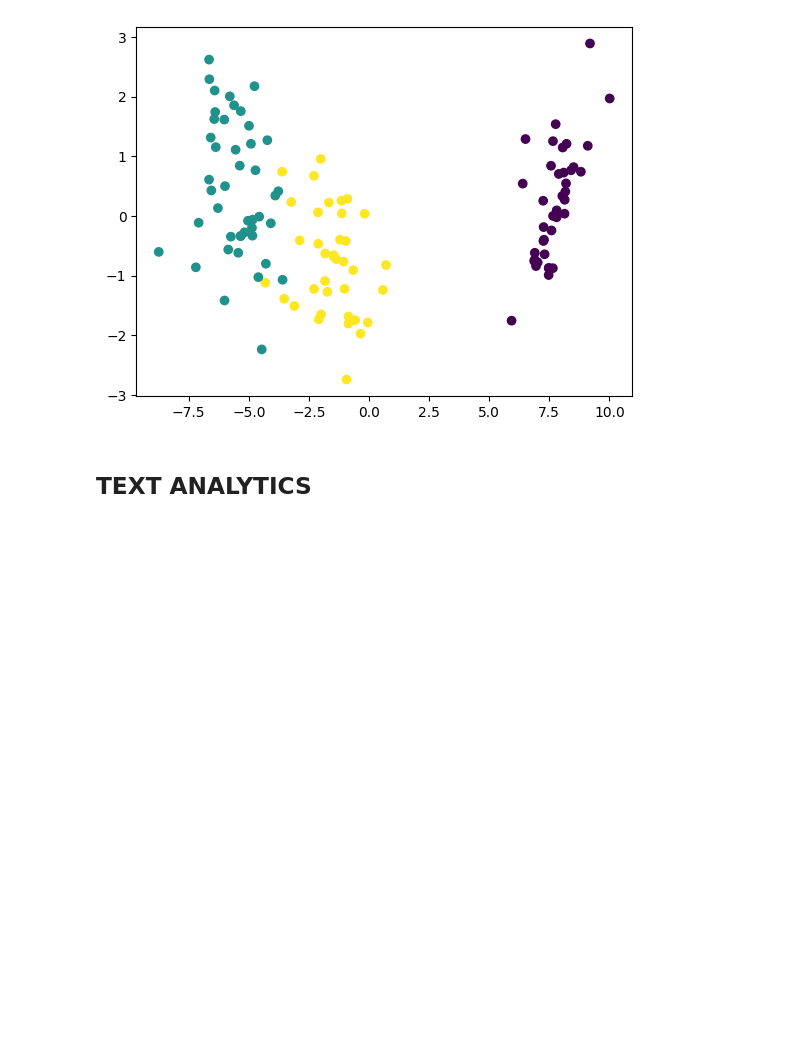
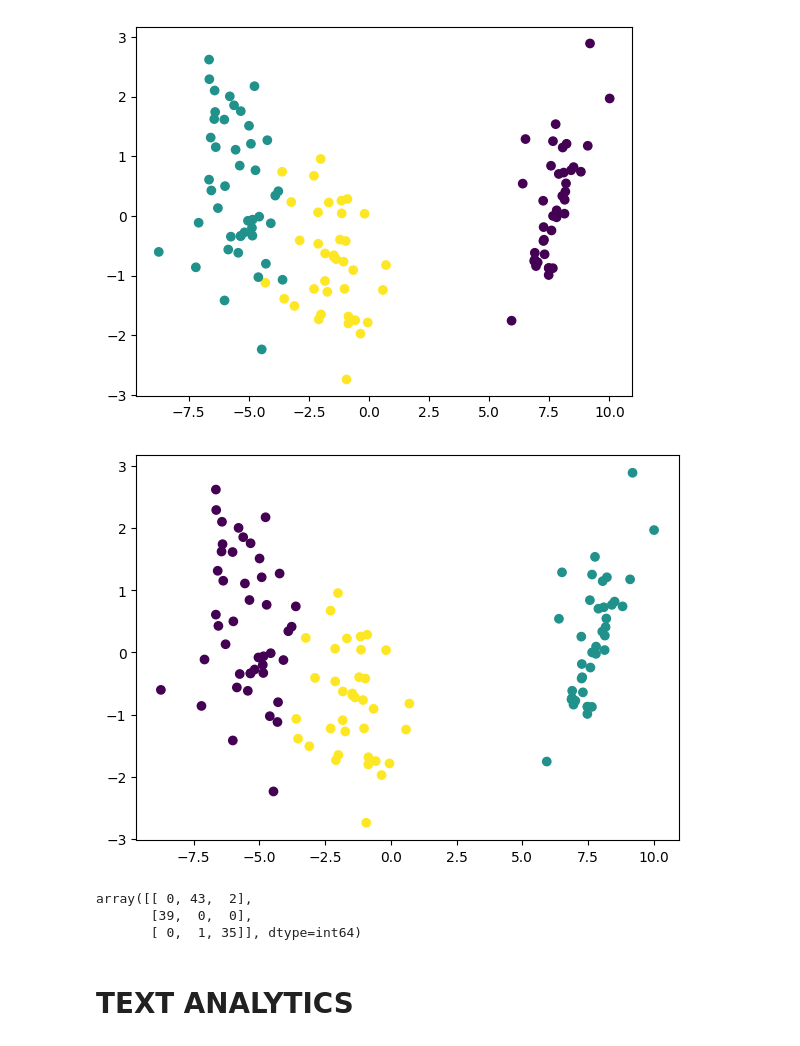
Before and after one commit to morancium/mining_repo, a Jupyter notebook: PracticeETE.ipynb, the cells around one changed output. Saved outputs shown, nothing was run; the diff lists cells and outputs as text; code cells hidden in the pictures; blank space fills up the shorter version.

```diff
--- a/PracticeETE.ipynb
+++ b/PracticeETE.ipynb
@@ -726,9 +766,24 @@ plt.scatter(x_train_pca[:,0],x_train_pca[:,1],c=y_train)
 # %% [output]
 <matplotlib.collections.PathCollection at 0x...>
 [figure]
+# %%
+kmeans = KMeans(n_clusters=3, max_iter=10000000)
+kmeans.fit(x_train_pca)
+labels = kmeans.predict(x_train_pca)
+plt.figure(figsize=(7,5))
+plt.scatter(x_train_pca[:,0],x_train_pca[:,1],c=labels)
+plt.show()
+# %% [output]
+[figure, added]
+# %%
+confusion_matrix(labels,y_train)
+# %% [output]
+array([[ 0, 43,  2],
+       [39,  0,  0],
+       [ 0,  1, 35]], dtype=int64)
 # %%
 # COINCIDENTLY the PCA and LDA are macthing, but it is NOT necessay!!!
 # %%
 # now you can perform Clustering or any thing after dimentionality reduction
 # %% [markdown]
-## TEXT ANALYTICS
+# TEXT ANALYTICS
```
Also changed, not shown: parts of 105 cells of this notebook, 6 other files.
